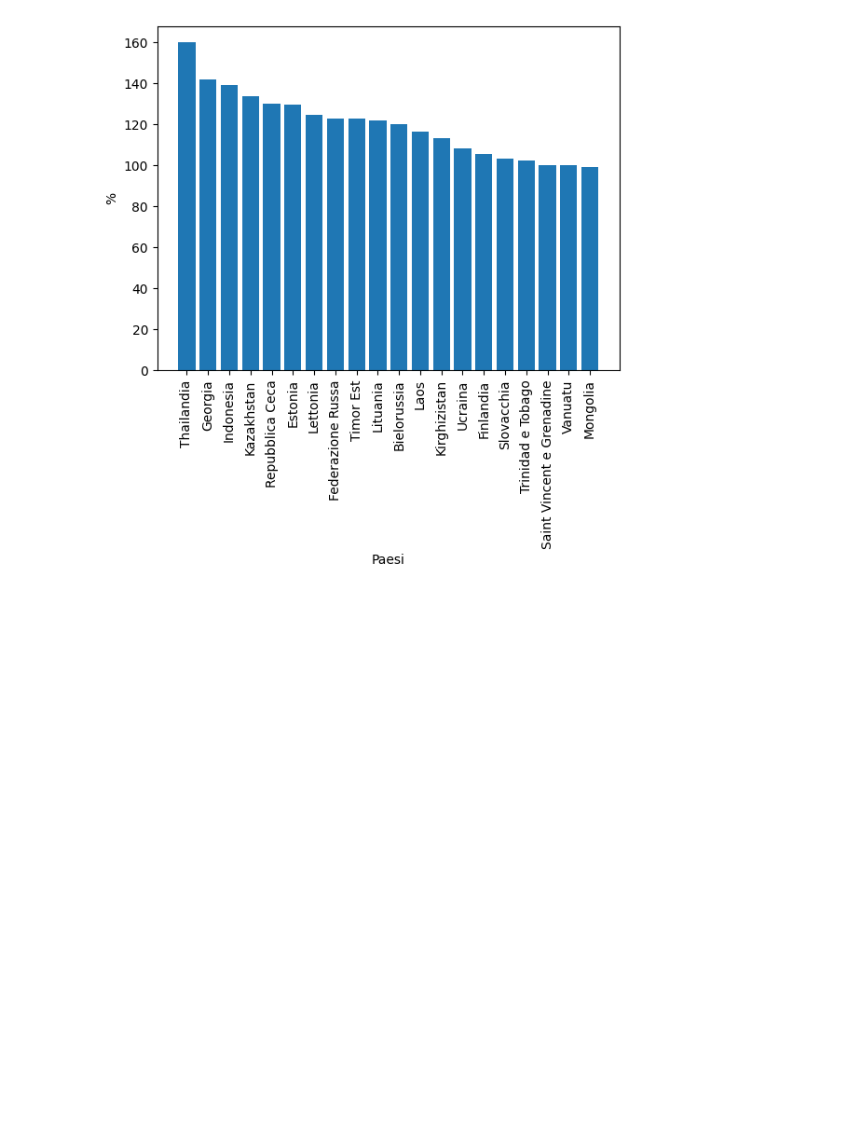
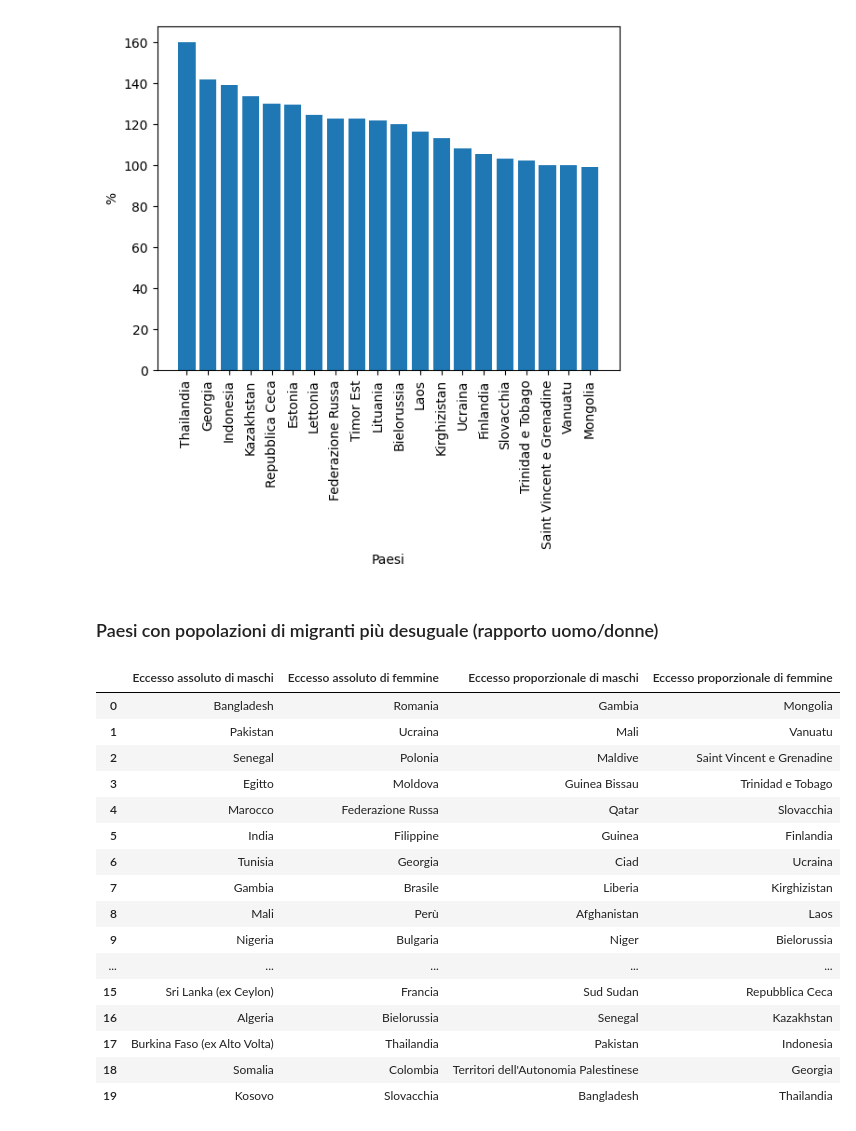
Before and after one commit to nfmmendes/stranieri-in-italia, a Jupyter notebook: Stranieri in italia.ipynb, the cells around one changed output. Saved outputs shown, nothing was run; the diff lists cells and outputs as text; code cells hidden in the pictures; blank space fills up the shorter version.

Commit message:
Include connected country ranks and section titles

```diff
--- a/Stranieri in italia.ipynb
+++ b/Stranieri in italia.ipynb
@@ -233,5 +233,6 @@ Paesi con i più grandi eccessi assoluti di migranti maschi
 # %%
-plt.bar(df_diff_maschi_femmine.head(20)['Paese'], df_diff_maschi_femmine.head(20)['Maschi - Femmine']/1000)
+most_men_absolute = df_diff_maschi_femmine.head(20)
+plt.bar(df_diff_maschi_femmine.loc[most_men_absolute.index]['Paese'], df_diff_maschi_femmine.loc[most_men_absolute.index]['Maschi - Femmine']/1000)
 plt.xlabel("Paesi")
 plt.ylabel("Migliaia di persone")
 
@@ -244,5 +245,6 @@ Paesi con i più grandi eccessi assoluti di migrante femmine
 # %%
-plt.bar(df_diff_maschi_femmine.tail(20).loc[::-1]['Paese'], -1*df_diff_maschi_femmine.tail(20).loc[::-1]['Maschi - Femmine']/1000)
+most_women_absolute = df_diff_maschi_femmine.tail(20).loc[::-1]
+plt.bar(df_diff_maschi_femmine.loc[most_women_absolute.index]['Paese'], -1*df_diff_maschi_femmine.loc[most_women_absolute.index]['Maschi - Femmine']/1000)
 plt.xlabel("Paesi")
 plt.ylabel("Migliaia di persone")
 
@@ -298,3 +302,26 @@ plt.xticks(rotation='vertical')
 plt.show()
 # %% [output]
 [figure]
+# %% [markdown]
+<h3> Paesi con popolazioni di migranti più desuguale (rapporto uomo/donne) </h3>
+# %%
+df_country_most_unequals = pd.DataFrame({"Eccesso assoluto di maschi" : most_men_absolute['Paese'].values, "Eccesso assoluto di femmine": most_women_absolute['Paese'].values, "Eccesso proporzionale di maschi": most_men_proportional.values, "Eccesso proporzionale di femmine": most_women_proportional.values})
+display(df_country_most_unequals)
+# %% [output]
+|  | Eccesso assoluto di maschi | Eccesso assoluto di femmine | Eccesso proporzionale di maschi | Eccesso proporzionale di femmine |
+| 0 | Bangladesh | Romania | Gambia | Mongolia |
+| 1 | Pakistan | Ucraina | Mali | Vanuatu |
+| 2 | Senegal | Polonia | Maldive | Saint Vincent e Grenadine |
+| 3 | Egitto | Moldova | Guinea Bissau | Trinidad e Tobago |
+| 4 | Marocco | Federazione Russa | Qatar | Slovacchia |
+| 5 | India | Filippine | Guinea | Finlandia |
+| 6 | Tunisia | Georgia | Ciad | Ucraina |
+| 7 | Gambia | Brasile | Liberia | Kirghizistan |
+| 8 | Mali | Perù | Afghanistan | Laos |
+| 9 | Nigeria | Bulgaria | Niger | Bielorussia |
+| ... | ... | ... | ... | ... |
+| 15 | Sri Lanka (ex Ceylon) | Francia | Sud Sudan | Repubblica Ceca |
+| 16 | Algeria | Bielorussia | Senegal | Kazakhstan |
+| 17 | Burkina Faso (ex Alto Volta) | Thailandia | Pakistan | Indonesia |
+| 18 | Somalia | Colombia | Territori dell'Autonomia Palestinese | Georgia |
+| 19 | Kosovo | Slovacchia | Bangladesh | Thailandia |
```
Also changed, not shown: parts of 8 cells of this notebook.
